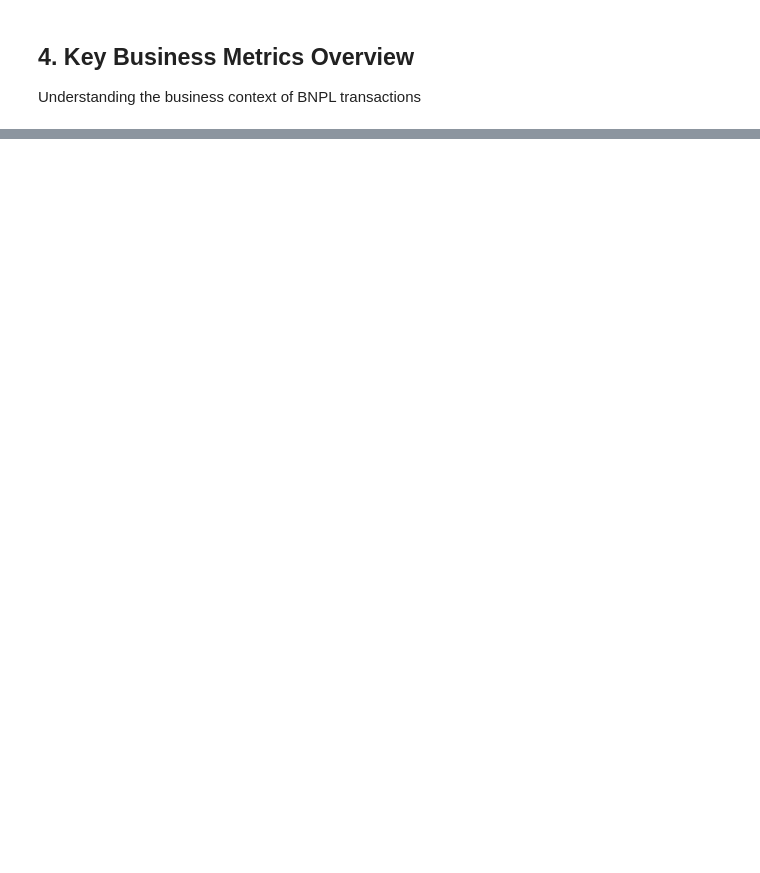
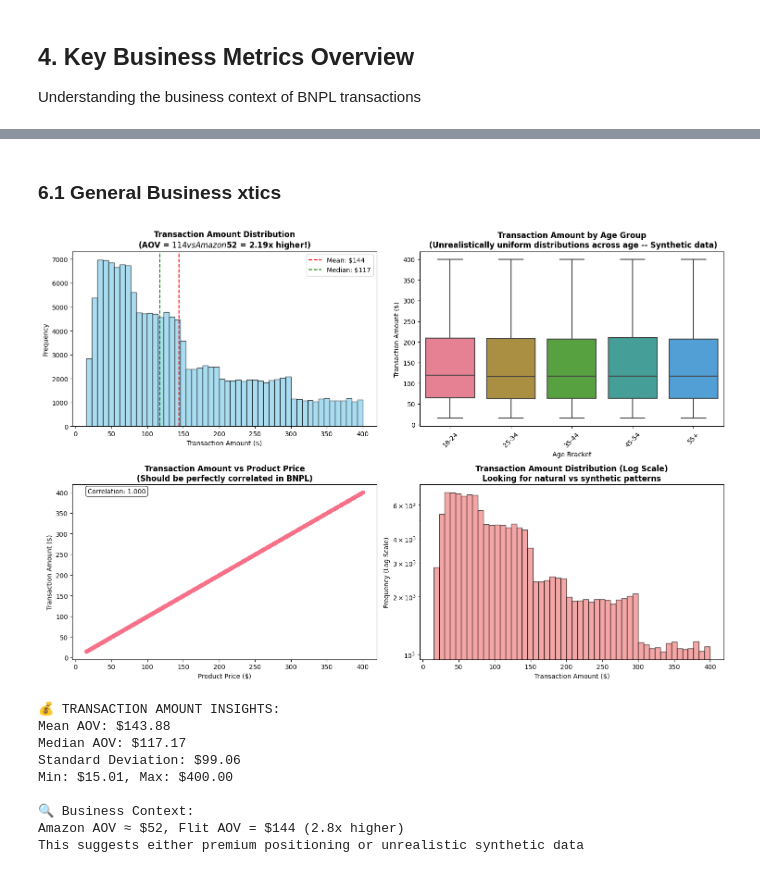
Before and after one commit to whitehackr/flit-ml, a Jupyter notebook: research/notebooks/01_data_exploration.ipynb, the cells around one changed output, grey strips where cells are left out. Saved outputs shown, nothing was run; the diff lists cells and outputs as text; code cells hidden in the pictures; blank space fills up the shorter version.

Commit message:
Add comprehensive BNPL data exploration with improved synthetic data analysis

```diff
--- a/research/notebooks/01_data_exploration.ipynb
+++ b/research/notebooks/01_data_exploration.ipynb
@@ -197,0 +377,64 @@ for key, value in insights.items():
+# %% [markdown]
+### 6.1 General Business xtics
+# %%
+# Transaction Amount Distribution Analysis
+fig, axes = plt.subplots(2, 2, figsize=(15, 10))
+
+# 1. Histogram of transaction amounts
+axes[0,0].hist(viz_df['amount'], bins=50, alpha=0.7, color='skyblue', edgecolor='black')
+axes[0,0].set_title('Transaction Amount Distribution\n(AOV = $114  vs  Amazon $52 = 2.19x higher!)', fontweight='bold')
+axes[0,0].set_xlabel('Transaction Amount ($)')
+axes[0,0].set_ylabel('Frequency')
+axes[0,0].axvline(viz_df['amount'].mean(), color='red', linestyle='--', label=f'Mean: ${viz_df["amount"].mean():.0f}')
+axes[0,0].axvline(viz_df['amount'].median(), color='green', linestyle='--', label=f'Median: ${viz_df["amount"].median():.0f}')
+axes[0,0].legend()
+
+# 2. Box plot by customer age - testing AOV vs Age hypothesis
+age_order = ['18-24', '25-34', '35-44', '45-54', '55+']
+viz_df['age_ordered'] = pd.Categorical(viz_df['customer_age_bracket'], categories=age_order, ordered=True)
+sns.boxplot(data=viz_df, x='age_ordered', y='amount', ax=axes[0,1])
+axes[0,1].set_title('Transaction Amount by Age Group\n (Unrealistically uniform distributions across age -- Synthetic data)', fontweight='bold')
+axes[0,1].set_xlabel('Age Bracket')
+axes[0,1].set_ylabel('Transaction Amount ($)')
+axes[0,1].tick_params(axis='x', rotation=45)
+
+# 3. Amount vs Product Price scatter (should be correlated)
+axes[1,0].scatter(viz_df['product_price'], viz_df['amount'], alpha=0.6, s=20)
+axes[1,0].set_title('Transaction Amount vs Product Price\n(Should be perfectly correlated in BNPL)', fontweight='bold')
+axes[1,0].set_xlabel('Product Price ($)')
+axes[1,0].set_ylabel('Transaction Amount ($)')
+# Add correlation coefficient
+corr_coef = viz_df['amount'].corr(viz_df['product_price'])
+axes[1,0].text(0.05, 0.95, f'Correlation: {corr_coef:.3f}', transform=axes[1,0].transAxes,
+               bbox=dict(boxstyle="round", facecolor='white', alpha=0.8))
+
+# 4. Log scale histogram to see distribution shape better
+axes[1,1].hist(viz_df['amount'], bins=50, alpha=0.7, color='lightcoral', edgecolor='black')
+axes[1,1].set_yscale('log')
+axes[1,1].set_title('Transaction Amount Distribution (Log Scale)\nLooking for natural vs synthetic patterns', fontweight='bold')
+axes[1,1].set_xlabel('Transaction Amount ($)')
+axes[1,1].set_ylabel('Frequency (Log Scale)')
+
+plt.tight_layout()
+plt.show()
+
+# Summary statistics with business context
+print("💰 TRANSACTION AMOUNT INSIGHTS:")
+print(f"Mean AOV: ${viz_df['amount'].mean():.2f}")
+print(f"Median AOV: ${viz_df['amount'].median():.2f}")
+print(f"Standard Deviation: ${viz_df['amount'].std():.2f}")
+print(f"Min: ${viz_df['amount'].min():.2f}, Max: ${viz_df['amount'].max():.2f}")
+print(f"\n🔍 Business Context:")
+print(f"Amazon AOV ≈ $52, Flit AOV = ${viz_df['amount'].mean():.0f} ({viz_df['amount'].mean()/52:.1f}x higher)")
+print(f"This suggests either premium positioning or unrealistic synthetic data")
+# %% [output]
+[figure, added]
+💰 TRANSACTION AMOUNT INSIGHTS:
+Mean AOV: $143.88
+Median AOV: $117.17
+Standard Deviation: $99.06
+Min: $15.01, Max: $400.00
+
+🔍 Business Context:
+Amazon AOV ≈ $52, Flit AOV = $144 (2.8x higher)
+This suggests either premium positioning or unrealistic synthetic data
```
Also changed, not shown: parts of 24 cells of this notebook.
